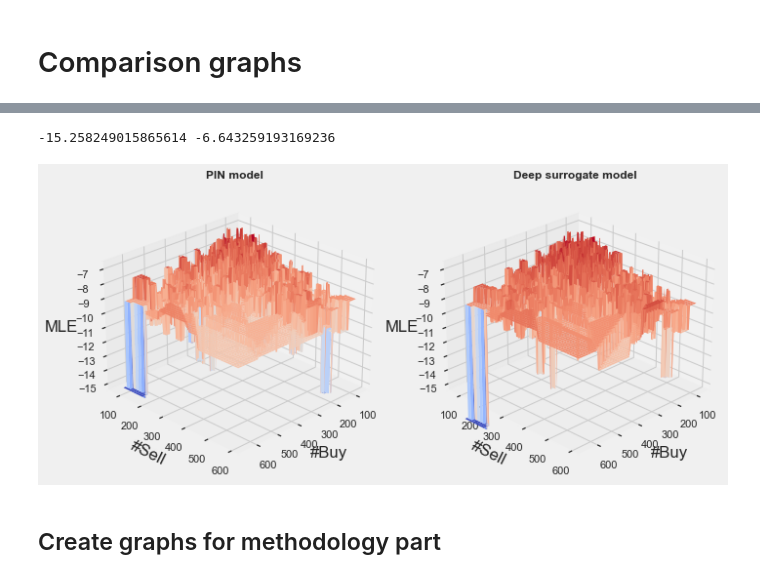
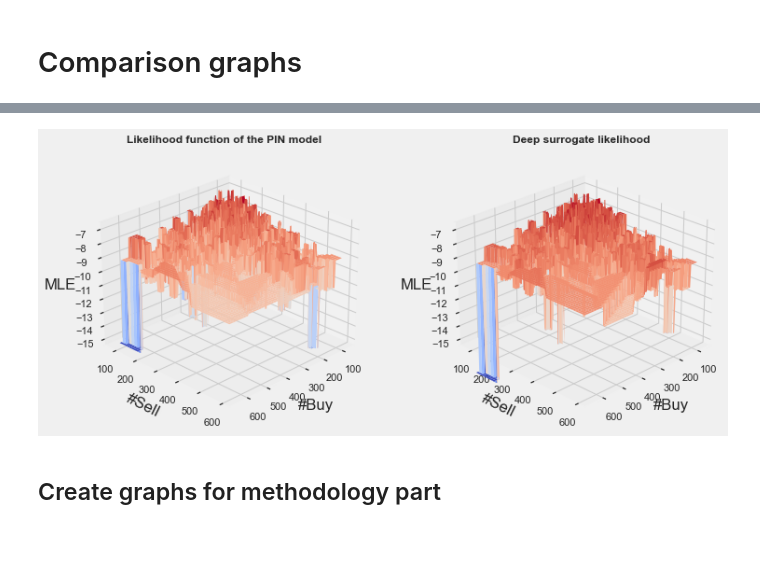
Before and after one commit to GuillaumePv/pin_surrogate_model, a Jupyter notebook: stat_desc.ipynb, the cells around one changed output, grey strips where cells are left out. Cells and saved outputs as stored; diff of their text form; code cells hidden in the pictures; blank space fills up the shorter version.

```diff
--- a/stat_desc.ipynb
+++ b/stat_desc.ipynb
@@ -195,37 +178,34 @@ df_pred
 # %%
 
 def make_surf_plot(X, Y, Z, ax):
         """
         Create a volatility surface plot
         """
         XX, YY = np.meshgrid(np.linspace(min(X), max(X), 230), np.linspace(min(Y), max(Y), 230))
         ZZ = griddata(np.array([X, Y]).T, np.array(Z), (XX, YY), method='nearest')
 
         ax.plot_surface(XX, YY, ZZ, cmap=cm.coolwarm, linewidth=0)
         ax.view_init(25, 45)
         ax.set_xlabel('#Buy')
         ax.set_ylabel('#Sell')
         ax.set_zlabel('MLE')
         plt.tight_layout()
         return fig, ax
 
 fig = plt.figure(figsize=[6.4 * 2, 4.8])
 ax = fig.add_subplot(1, 2, 1, projection='3d')
 
 fig, ax = make_surf_plot(df_1000['buy'], df_1000['sell'], df_1000['MLE'], ax)
-ax.set_title("PIN model", fontsize=12, fontweight='bold')
+ax.set_title("Likelihood function of the PIN model ", fontsize=12, fontweight='bold')
 bottom,top = ax.get_zlim()
-print(bottom,top)
 ax = fig.add_subplot(1, 2, 2, projection='3d')
 
 fig, ax = make_surf_plot(df_1000['buy'], df_1000['sell'], df_pred['pred'], ax)
-ax.set_title("Deep surrogate model", fontsize=12, fontweight='bold')
+ax.set_title("Deep surrogate likelihood", fontsize=12, fontweight='bold')
 ax.set_zlim(bottom,top)
-plt.tight_layout()
 plt.savefig("./results/graphs/3d_comparison_model_surrogate.png")
 # %% [output]
--15.258249015865614 -6.643259193169236
-[figure, old version]
+[figure, new version]
 # %% [markdown]
 ## Create graphs for methodology part
 # %%
```
Also changed, not shown: parts of 1 cell of this notebook.
